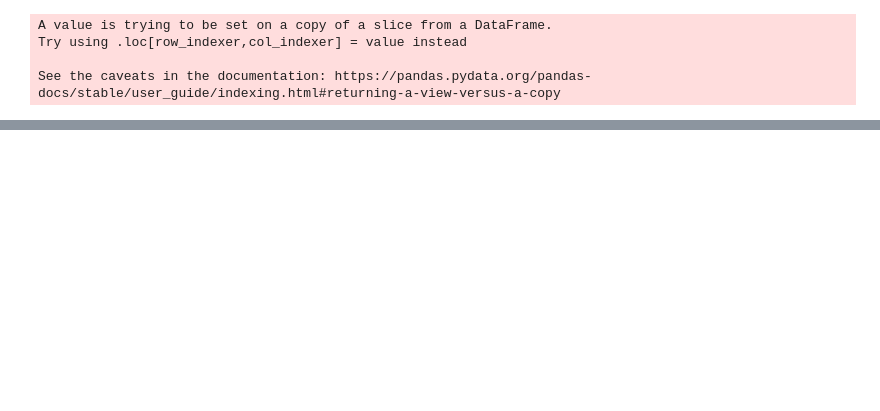
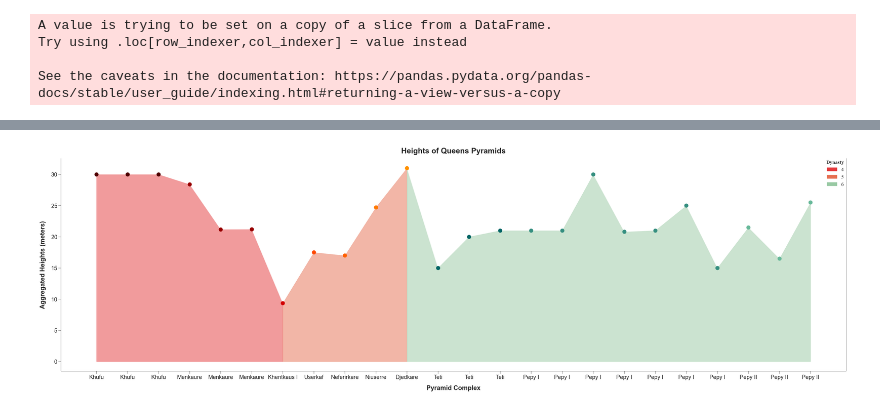
Before and after one commit to brown-ccv/egyptology-viz, a Jupyter notebook: Notebooks/plotly.ipynb, the cells around one changed output, grey strips where cells are left out. Drawn from its saved outputs; the diff is of its cells as text; code cells hidden in the pictures; blank space fills up the shorter version.

```diff
--- a/Notebooks/plotly.ipynb
+++ b/Notebooks/plotly.ipynb
@@ -131,0 +221,52 @@ line_heights_fig.show()
+# %%
+
+complex_heights_queens = complexes[['height', 'royal_status', 'pyramid_complex', 'dynasty']][(complexes['royal_status'] == 'Queen') & (pd.notnull(complexes['height']))][['height', 'pyramid_complex', 'dynasty','royal_status']].reset_index(drop=True)
+complex_heights_queens.at[6, 'height'] = 9.365
+complex_heights_queens.at[22, 'height'] = 16.5
+complex_heights_queens['height'] = pd.to_numeric(complex_heights_queens['height'])
+
+
+
+plt.figure(figsize=(55, 15))
+sns.set_style(style='ticks')
+plt.tick_params(axis='both', which='major', length=10)
+plt.rcParams['font.family'] = 'Times New Roman'
+
+colors= ['#4f0000', '#4f0000', '#4f0000','#980000', '#980000', '#980000', '#d30000', '#ff4800','#ff6000',  '#ff7900', '#ff9100','#036666', '#036666', '#036666', '#358f80', '#358f80', '#358f80', '#358f80', '#358f80', '#358f80', '#358f80', '#67b99a', '#67b99a', '#67b99a' ]
+
+ax = sns.lineplot(x=complex_heights_queens.index, y='height', data=complex_heights_queens, marker='o', color='white', linewidth=1.0)
+for i, row in complex_heights_queens.iterrows():
+    ax.plot(i, row['height'], 'o', color=colors[i % len(colors)], markersize=15)
+
+plt.xticks(ticks=range(len(complex_heights_queens)), labels=complex_heights_queens['pyramid_complex'], fontsize=22, rotation=0)
+plt.yticks(fontsize=22)
+ax.spines['top'].set_visible(False)
+
+handles = []
+labels = []
+
+fill_segments = [
+    (0, 6, '#e5383b', '4'),
+    (6, 10, '#e76f51', '5'),
+    (10, 23, '#98c9a3', '6'),
+]
+
+for start, end, color, label in fill_segments:
+    ax.fill_between(complex_heights_queens.index[start:end + 1], complex_heights_queens['height'][start:end + 1], color=color, alpha=0.5)
+    handles.append(Patch(color=color, label=label))
+    labels.append(label)
+
+legend = ax.legend(handles=handles, labels=labels, title='Dynasty', bbox_to_anchor=(1, 1), loc='upper right', borderaxespad=0., fontsize=20)
+legend.get_frame().set_facecolor('none')
+legend.get_frame().set_edgecolor('none')
+plt.setp(legend.get_title(), fontweight='bold', fontsize=20)
+
+
+plt.xlabel('Pyramid Complex')
+ax.set_ylabel('Aggregated Heights (meters)', fontweight='bold', fontsize=25,labelpad=20)
+ax.set_xlabel('Pyramid Complex', fontweight='bold', fontsize=25,labelpad=20)
+ax.set_title('Heights of Queens Pyramids', fontsize=30, fontweight='bold', pad=20)  # Increase pad to move title higher
+
+plt.show()
+# %% [output]
+[figure, added]
```
Also changed, not shown: parts of 8 cells of this notebook, 22 other files.
